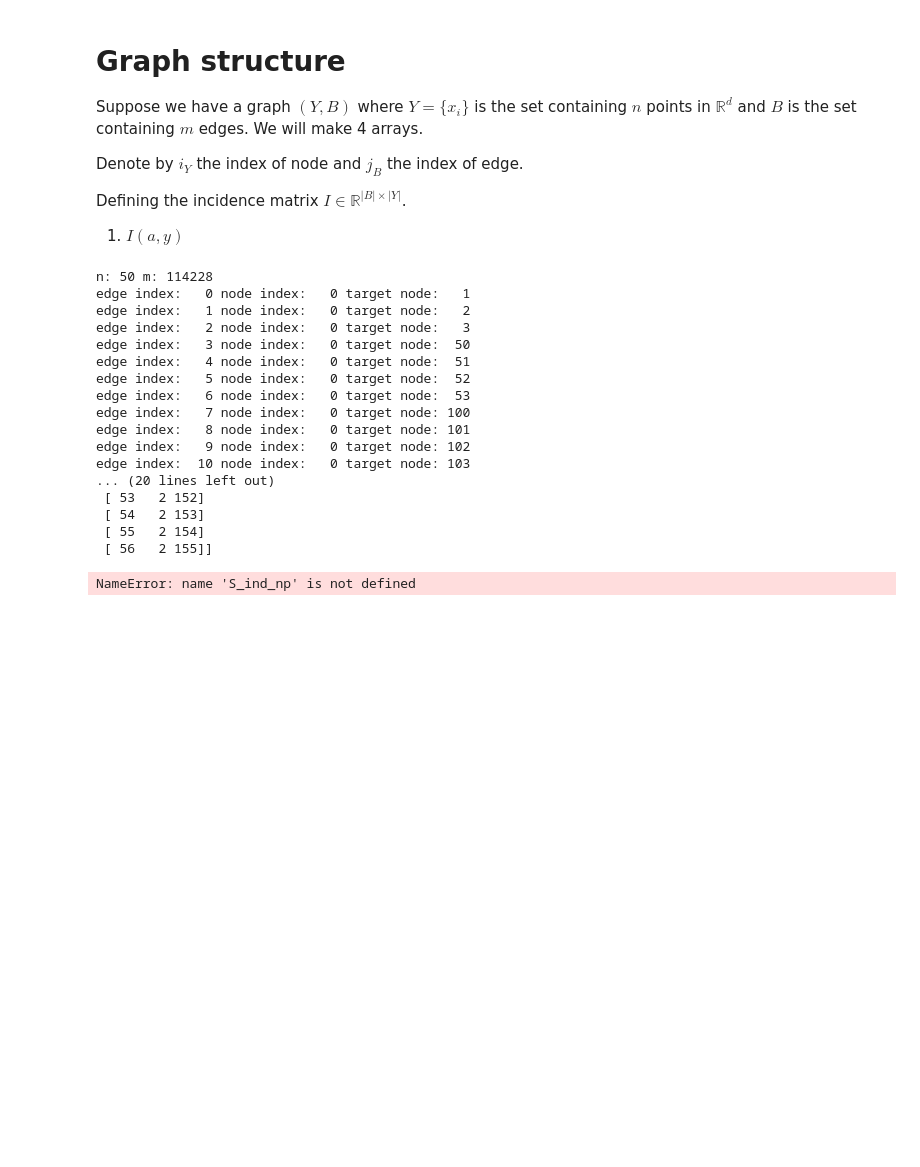
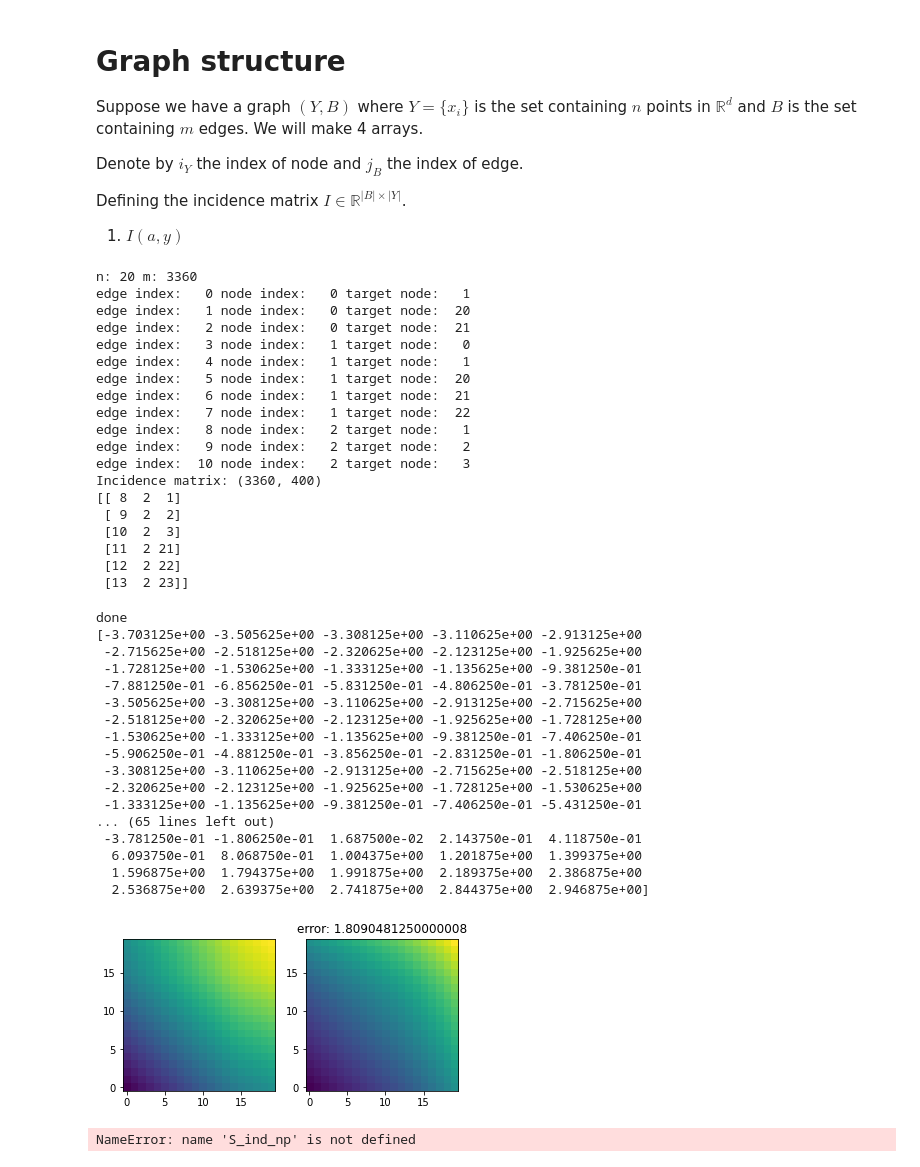
Before and after one commit to wonjunee/screening, a Jupyter notebook: python/screening_graph.ipynb, the cells around one changed output. Drawn from its saved outputs; the diff is of its cells as text; code cells hidden in the pictures; blank space fills up the shorter version.

Commit message:
fixed error in main.cpp

```diff
--- a/python/screening_graph.ipynb
+++ b/python/screening_graph.ipynb
@@ -266,7 +265,7 @@ def compute_m(n):
     node2edge = []
     node_ind = 0
     edge_ind = 0
-    st_n = 3
+    st_n = 1
     for i in range(n):
         for j in range(n):
             node2edge.append(edge_ind)
@@ -319,20 +318,22 @@ IncT = Inc.T
 print(f"Incidence matrix: {Inc.shape}")
 print(edges_info[node2edge[2]:node2edge[3]])
 # %% [output]
-n: 50 m: 114228
+n: 20 m: 3360
 edge index:   0 node index:   0 target node:   1
-edge index:   1 node index:   0 target node:   2
-edge index:   2 node index:   0 target node:   3
-edge index:   3 node index:   0 target node:  50
-edge index:   4 node index:   0 target node:  51
-edge index:   5 node index:   0 target node:  52
-edge index:   6 node index:   0 target node:  53
-edge index:   7 node index:   0 target node: 100
-edge index:   8 node index:   0 target node: 101
-edge index:   9 node index:   0 target node: 102
-edge index:  10 node index:   0 target node: 103
-... (20 lines left out)
- [ 53   2 152]
- [ 54   2 153]
- [ 55   2 154]
- [ 56   2 155]]
+edge index:   1 node index:   0 target node:  20
+edge index:   2 node index:   0 target node:  21
+edge index:   3 node index:   1 target node:   0
+edge index:   4 node index:   1 target node:   1
+edge index:   5 node index:   1 target node:  20
+edge index:   6 node index:   1 target node:  21
+edge index:   7 node index:   1 target node:  22
+edge index:   8 node index:   2 target node:   1
+edge index:   9 node index:   2 target node:   2
+edge index:  10 node index:   2 target node:   3
+Incidence matrix: (3360, 400)
+[[ 8  2  1]
+ [ 9  2  2]
+ [10  2  3]
+ [11  2 21]
+ [12  2 22]
+ [13  2 23]]
@@ -342,3 +340,34 @@ sc.compute_Sy_cpp(S_ind_np )
+# %%
+S_ind_np = np.zeros((n*n),dtype='int32')
+sc.compute_Sy_cpp(S_ind_np,phi_np,cost_np)
+psi_cost = psi_np.reshape((n*n))[S_ind_np] - cost_np[S_ind_np,np.arange(n*n)]
+print(psi_cost)
+fig = plt.figure()
+ax = fig.add_subplot(121)
+ax.imshow(psi_cost.reshape((n,n)),origin='lower')
+ax = fig.add_subplot(122)
+ax.imshow(phi_np,origin='lower')
+plt.title(f"error: {np.sum((psi_cost - phi_np.reshape((n*n)))**2)/(n*n)}")
+plt.show()
+# %% [output]
+done
+[-3.703125e+00 -3.505625e+00 -3.308125e+00 -3.110625e+00 -2.913125e+00
+ -2.715625e+00 -2.518125e+00 -2.320625e+00 -2.123125e+00 -1.925625e+00
+ -1.728125e+00 -1.530625e+00 -1.333125e+00 -1.135625e+00 -9.381250e-01
+ -7.881250e-01 -6.856250e-01 -5.831250e-01 -4.806250e-01 -3.781250e-01
+ -3.505625e+00 -3.308125e+00 -3.110625e+00 -2.913125e+00 -2.715625e+00
+ -2.518125e+00 -2.320625e+00 -2.123125e+00 -1.925625e+00 -1.728125e+00
+ -1.530625e+00 -1.333125e+00 -1.135625e+00 -9.381250e-01 -7.406250e-01
+ -5.906250e-01 -4.881250e-01 -3.856250e-01 -2.831250e-01 -1.806250e-01
+ -3.308125e+00 -3.110625e+00 -2.913125e+00 -2.715625e+00 -2.518125e+00
+ -2.320625e+00 -2.123125e+00 -1.925625e+00 -1.728125e+00 -1.530625e+00
+ -1.333125e+00 -1.135625e+00 -9.381250e-01 -7.406250e-01 -5.431250e-01
+... (65 lines left out)
+ -3.781250e-01 -1.806250e-01  1.687500e-02  2.143750e-01  4.118750e-01
+  6.093750e-01  8.068750e-01  1.004375e+00  1.201875e+00  1.399375e+00
+  1.596875e+00  1.794375e+00  1.991875e+00  2.189375e+00  2.386875e+00
+  2.536875e+00  2.639375e+00  2.741875e+00  2.844375e+00  2.946875e+00]
+[figure, added]
 # %%
 def find_cost(cost, S_ind, y, yp, ypp):
     S_y   = S_ind[y]
```
Also changed, not shown: parts of 2 cells of this notebook, 1 other file.
